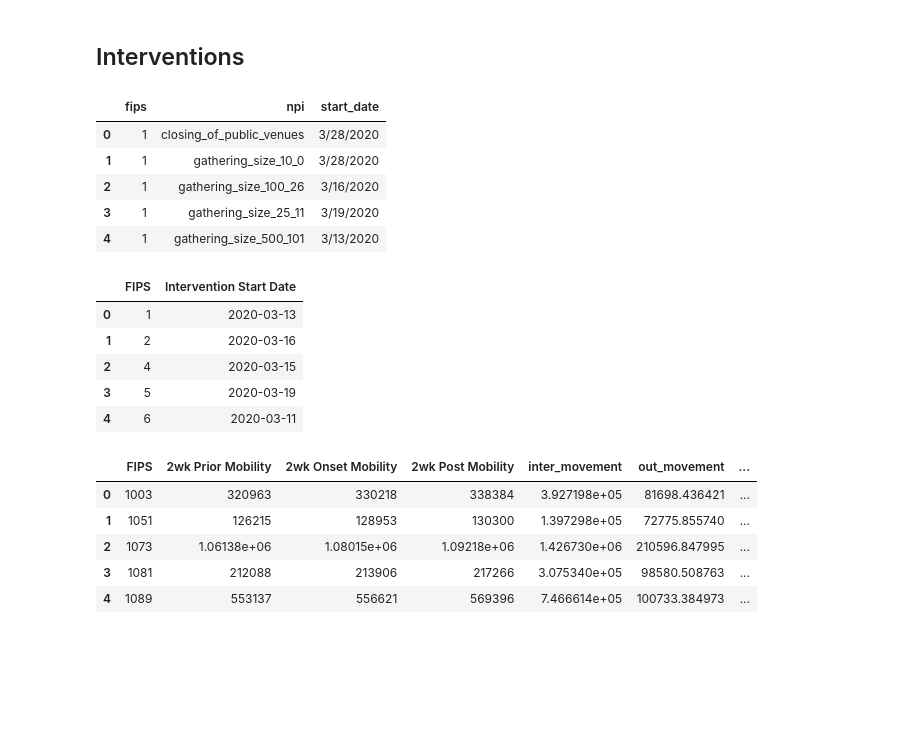
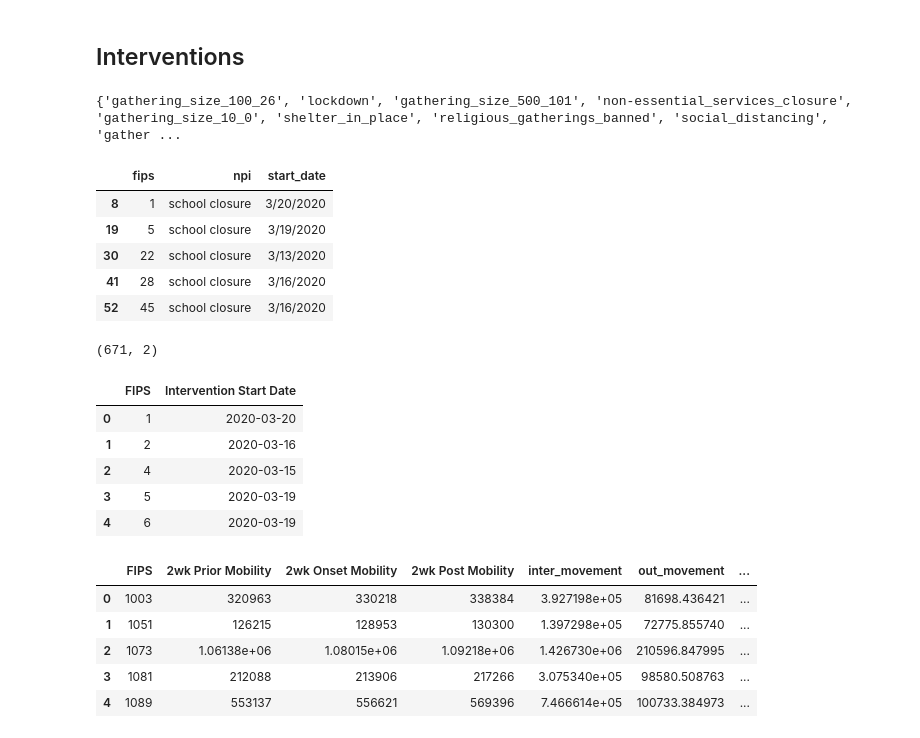
Before and after one commit to jhu-covid-optimization/covid-drivers, a Jupyter notebook: notebooks/bm-01-AC-PCA_data_processing.ipynb, the cells around one changed output. Cells and saved outputs as stored; diff of their text form; code cells hidden in the pictures; blank space fills up the shorter version.

Commit message:
fixed intervention to school closure and tested removal of HospCt

```diff
--- a/notebooks/bm-01-AC-PCA_data_processing.ipynb
+++ b/notebooks/bm-01-AC-PCA_data_processing.ipynb
@@ -453,15 +454,18 @@ combined_data.head()
 # %%
 interventions = pd.read_csv('../data/raw/complete_npis_inherited_policies_keystone_06_26.csv').filter(['fips', 'npi', 'start_date']).dropna()
 numRows = interventions.shape[0]
+print(set(interventions['npi'].values))
+interventions = interventions[interventions['npi'] == 'school closure'] # all counties in dataset have school closure
 # for i in numRows:
 interventions.head()
 # %% [output]
+{'gathering_size_100_26', 'lockdown', 'gathering_size_500_101', 'non-essential_services_closure', 'gathering_size_10_0', 'shelter_in_place', 'religious_gatherings_banned', 'social_distancing', 'gather ...
 |  | fips | npi | start_date |
-| 0 | 1 | closing_of_public_venues | 3/28/2020 |
-| 1 | 1 | gathering_size_10_0 | 3/28/2020 |
-| 2 | 1 | gathering_size_100_26 | 3/16/2020 |
-| 3 | 1 | gathering_size_25_11 | 3/19/2020 |
-| 4 | 1 | gathering_size_500_101 | 3/13/2020 |
+| 8 | 1 | school closure | 3/20/2020 |
+| 19 | 5 | school closure | 3/19/2020 |
+| 30 | 22 | school closure | 3/13/2020 |
+| 41 | 28 | school closure | 3/16/2020 |
+| 52 | 45 | school closure | 3/16/2020 |
 # %%
 intervention_dates = pd.DataFrame(columns=['FIPS', 'Intervention Start Date'])
 for i in set(interventions['fips']):
@@ -479,15 +483,16 @@ for i in set(interventions['fips']):
 #     row = pd.DataFrame([i, earliest], columns=['FIPS', 'Intervention Start Date'])
     row = {'FIPS': i, 'Intervention Start Date': earliest}
     intervention_dates = intervention_dates.append(row, ignore_index=True)
-
+print(intervention_dates.shape)
 intervention_dates.head()
 # %% [output]
+(671, 2)
 |  | FIPS | Intervention Start Date |
-| 0 | 1 | 2020-03-13 |
+| 0 | 1 | 2020-03-20 |
 | 1 | 2 | 2020-03-16 |
 | 2 | 4 | 2020-03-15 |
 | 3 | 5 | 2020-03-19 |
-| 4 | 6 | 2020-03-11 |
+| 4 | 6 | 2020-03-19 |
 # %%
 combined_data = combined_data.merge(intervention_dates, left_on='FIPS', right_on='FIPS')
 combined_data.head()
```
Also changed, not shown: parts of 6 cells of this notebook, 1 other file.
